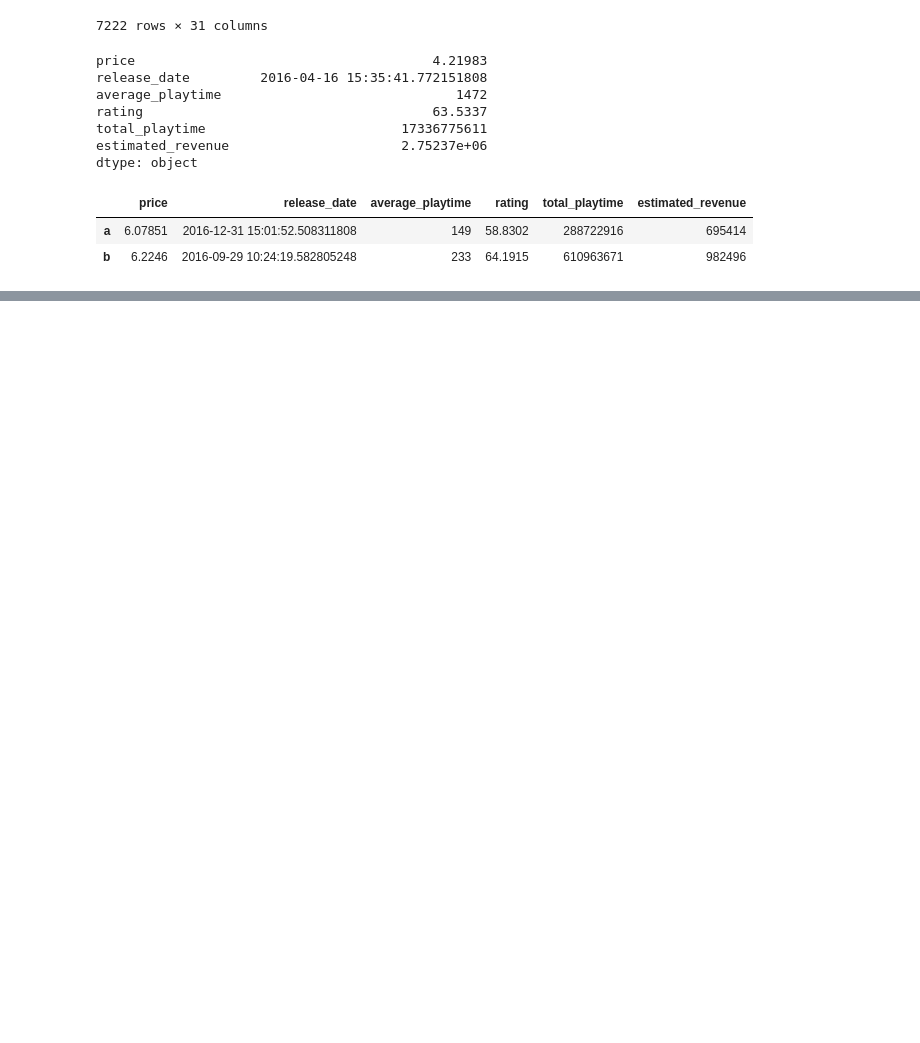
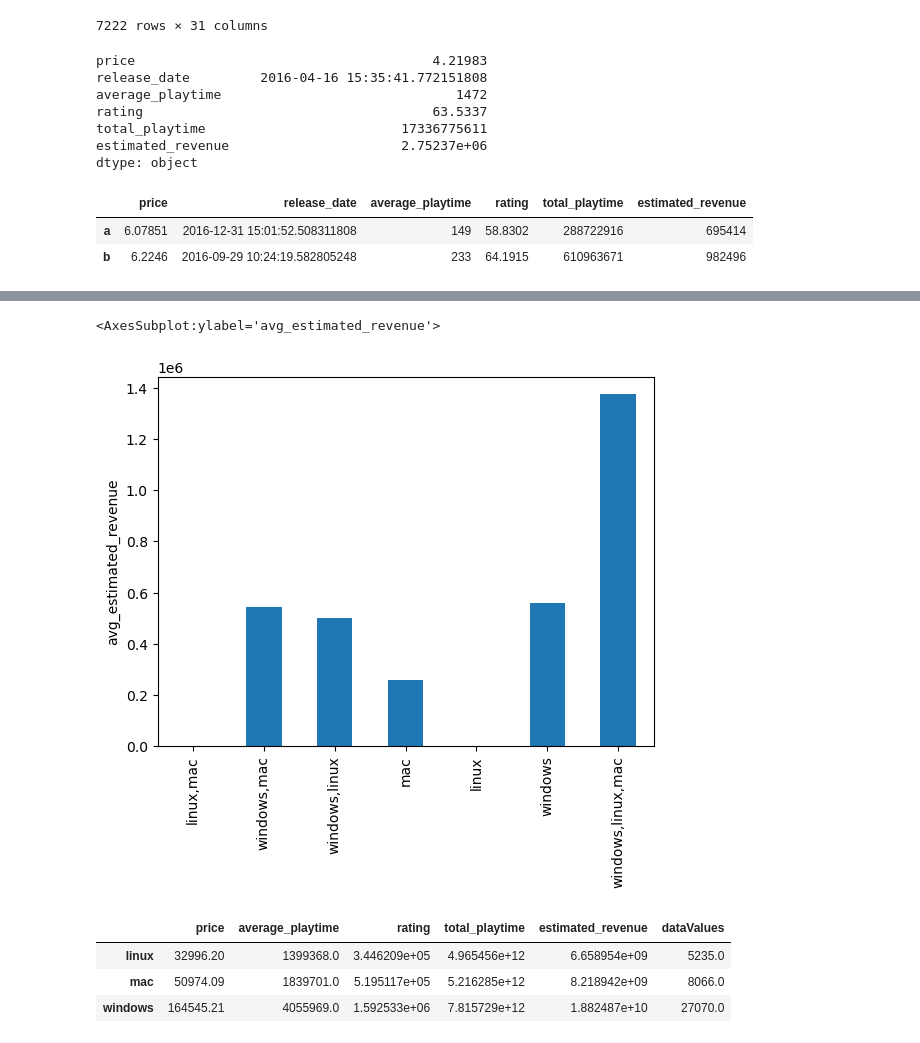
Before and after one commit to Emanum/TU_Visual_Data_Science, a Jupyter notebook: lab2/Steam-Analysis.ipynb, the cells around one changed output, grey strips where cells are left out. Saved outputs shown, nothing was run; the diff lists cells and outputs as text; code cells hidden in the pictures; blank space fills up the shorter version.

```diff
--- a/lab2/Steam-Analysis.ipynb
+++ b/lab2/Steam-Analysis.ipynb
@@ -763,0 +775,28 @@ pd.concat(series, axis=1,keys=names).transpose()
+# %%
+col = avgColumns[5]
+ax = platformStats[col].plot(kind='bar', stacked=False)
+ax.set_ylabel("mean_"+col)
+ax
+# %% [output]
+<AxesSubplot:ylabel='avg_estimated_revenue'>
+[figure, added]
+# %%
+simplePlatformStatsSum = getStatsDataFrame(pDF,
+                                        'platforms',
+                                        [['windows'],['linux'],['mac']] ,
+                                        'or',
+                                        'sum'
+                                       )
+
+simplePlatformStatsMean = getStatsDataFrame(pDF,
+                                        'platforms',
+                                        [['windows'],['linux'],['mac']] ,
+                                        'or',
+                                        'mean'
+                                       )
+simplePlatformStatsSum
+# %% [output]
+|  | price | average_playtime | rating | total_playtime | estimated_revenue | dataValues |
+| linux | 32996.20 | 1399368.0 | 3.446209e+05 | 4.965456e+12 | 6.658954e+09 | 5235.0 |
+| mac | 50974.09 | 1839701.0 | 5.195117e+05 | 5.216285e+12 | 8.218942e+09 | 8066.0 |
+| windows | 164545.21 | 4055969.0 | 1.592533e+06 | 7.815729e+12 | 1.882487e+10 | 27070.0 |
```
Also changed, not shown: parts of 5 cells of this notebook.
